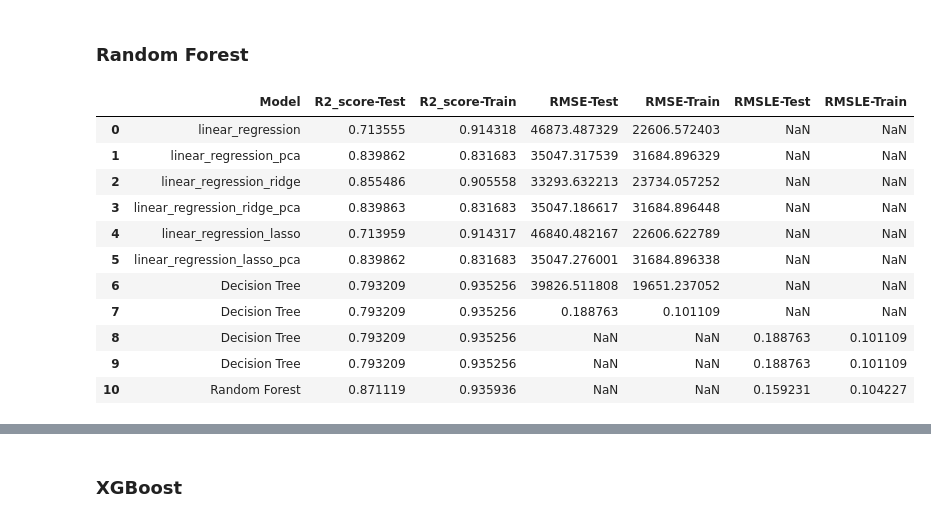
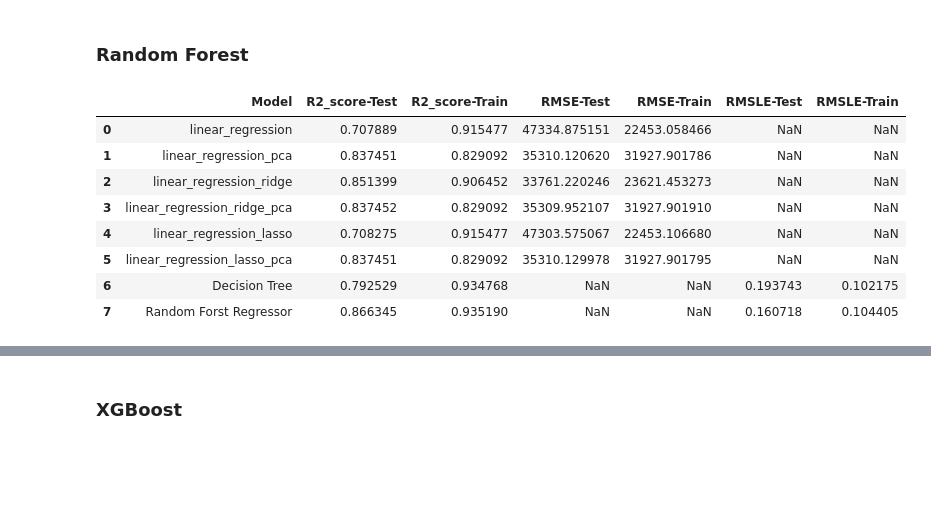
Before and after one commit to Sumanabec/DataScience-AI-ML-2025-Sumana, a Jupyter notebook: Assignment-08-Regression/house-price-prediction.ipynb, the cells around one changed output, grey strips where cells are left out. Saved outputs shown, nothing was run; the diff lists cells and outputs as text; code cells hidden in the pictures; blank space fills up the shorter version.

```diff
--- a/Assignment-08-Regression/house-price-prediction.ipynb
+++ b/Assignment-08-Regression/house-price-prediction.ipynb
@@ -304,7 +317,7 @@ question - if I add new feature derived from existing should it be done after pr
 missing_feature_counts = check_missing_values(house)
 cols_to_drop = missing_feature_counts[missing_feature_counts["null_percentage"] > 40]["Feature"].to_list()
 logger.info(f"Features which contain more than 40% null value: {cols_to_drop}")
-house.drop(cols_to_drop, axis=1, inplace=True)
+#house.drop(cols_to_drop, axis=1, inplace=True)
 
 #hightly corrlated features - ('1stFlrSF', 'TotalBsmtSF'), ('TotRmsAbvGrd', 'GrLivArea'), ('GarageYrBlt', 'YearBuilt'), ('GarageArea', 'GarageCars')
 
@@ -502,6 +524,14 @@ pipeline_pca.get_feature_names_out
 # Baseline model
 # %% [markdown]
 ## Linear Regression
+# %%
+def create_model(preprocessor, model):
+    reggresor = Pipeline(
+    steps=[
+        ('pre', preprocessor),
+        ("lr_lasso_pca", model)
+    ])
+    return reggresor
 # %%
 from sklearn.linear_model import Ridge, Lasso
 
@@ -699,68 +713,57 @@ categorical_onehot_transformer = Pipeline(
     steps=[
         ('imputer', SimpleImputer(strategy='constant', fill_value='NA')),
         ("onehotencoder", OneHotEncoder(drop="first", handle_unknown='ignore', sparse_output=False))
     ]
 )
 
 categorical_ordinal_transformer = Pipeline(
     steps=[
         ('imputer', SimpleImputer(strategy='constant', fill_value='NA')),
         ("ordinal", OrdinalEncoder(handle_unknown='use_encoded_value', unknown_value=-1))
     ]
 )
 
-preprocessor = ColumnTransformer(transformers=[
+rf_preprocessor = ColumnTransformer(transformers=[
     ('num', SimpleImputer(strategy='median'), num_cols),
     ('cat_onehotencode', categorical_onehot_transformer, cat_onehotencode),
-    ('cat_ordinal', categorical_ordinal_transformer, cat_ordinal)
+    ('cat_ordinal', categorical_ordinal_transformer, cat_ordinal),
+    #('pass', SimpleImputer(strategy='median'), pass_cols)
 ])
 
-random_forest_regrssor = Pipeline(
+random_forest_regressor = Pipeline(
     steps=[
-        ("pre", preprocessor),
+        ("pre", rf_preprocessor),
         ("random_forest", RandomForestRegressor(n_estimators=500, max_depth=8, min_samples_split=20, random_state=42))
     ]
 )
 
-model_pipelines = [("Random Forest ", decision_tree_regrssor)]
-
-try:
-    for name, pipe in model_pipelines:
-        pipe.fit(X_train, y_train)
-        y_test_pred = pipe.predict(X_test)
-        y_train_pred = pipe.predict(X_train)
+random_forest_regressor.fit(X_train, y_train)
+y_test_pred = random_forest_regressor.predict(X_test)
+y_train_pred = random_forest_regressor.predict(X_train)
 
 
-        r2_score_test = r2_score(y_test,y_test_pred)
-        r2_score_train = r2_score(y_train, y_train_pred)
+r2_score_test = r2_score(y_test,y_test_pred)
+r2_score_train = r2_score(y_train, y_train_pred)
 
-        rmse_test = root_mean_squared_log_error(y_test,y_test_pred)
-        rmse_train = root_mean_squared_log_error(y_train, y_train_pred)
+rmse_test = root_mean_squared_log_error(y_test,y_test_pred)
+rmse_train = root_mean_squared_log_error(y_train, y_train_pred)
 
-        r2_scores.append({
-                    "Model": name,
-                    "R2_score-Test": r2_score_test,
-                    "R2_score-Train": r2_score_train,
-                    "RMSLE-Test": rmse_test,
-                    "RMSLE-Train": rmse_train
-                    })
-
-except ValueError as err:
-    print(err)
-
-
+r2_scores.append({
+            "Model": "Random Forst Regressor",
+            "R2_score-Test": r2_score_test,
+            "R2_score-Train": r2_score_train,
+            "RMSLE-Test": rmse_test,
+            "RMSLE-Train": rmse_train
+            })
 
 pd.DataFrame(r2_scores)
 # %% [output]
 |  | Model | R2_score-Test | R2_score-Train | RMSE-Test | RMSE-Train | RMSLE-Test | RMSLE-Train |
-| 0 | linear_regression | 0.713555 | 0.914318 | 46873.487329 | 22606.572403 | NaN | NaN |
-| 1 | linear_regression_pca | 0.839862 | 0.831683 | 35047.317539 | 31684.896329 | NaN | NaN |
-| 2 | linear_regression_ridge | 0.855486 | 0.905558 | 33293.632213 | 23734.057252 | NaN | NaN |
-| 3 | linear_regression_ridge_pca | 0.839863 | 0.831683 | 35047.186617 | 31684.896448 | NaN | NaN |
-| 4 | linear_regression_lasso | 0.713959 | 0.914317 | 46840.482167 | 22606.622789 | NaN | NaN |
-| 5 | linear_regression_lasso_pca | 0.839862 | 0.831683 | 35047.276001 | 31684.896338 | NaN | NaN |
-| 6 | Decision Tree | 0.793209 | 0.935256 | 39826.511808 | 19651.237052 | NaN | NaN |
-| 7 | Decision Tree | 0.793209 | 0.935256 | 0.188763 | 0.101109 | NaN | NaN |
-| 8 | Decision Tree | 0.793209 | 0.935256 | NaN | NaN | 0.188763 | 0.101109 |
-| 9 | Decision Tree | 0.793209 | 0.935256 | NaN | NaN | 0.188763 | 0.101109 |
-| 10 | Random Forest | 0.871119 | 0.935936 | NaN | NaN | 0.159231 | 0.104227 |
+| 0 | linear_regression | 0.707889 | 0.915477 | 47334.875151 | 22453.058466 | NaN | NaN |
+| 1 | linear_regression_pca | 0.837451 | 0.829092 | 35310.120620 | 31927.901786 | NaN | NaN |
+| 2 | linear_regression_ridge | 0.851399 | 0.906452 | 33761.220246 | 23621.453273 | NaN | NaN |
+| 3 | linear_regression_ridge_pca | 0.837452 | 0.829092 | 35309.952107 | 31927.901910 | NaN | NaN |
+| 4 | linear_regression_lasso | 0.708275 | 0.915477 | 47303.575067 | 22453.106680 | NaN | NaN |
+| 5 | linear_regression_lasso_pca | 0.837451 | 0.829092 | 35310.129978 | 31927.901795 | NaN | NaN |
+| 6 | Decision Tree | 0.792529 | 0.934768 | NaN | NaN | 0.193743 | 0.102175 |
+| 7 | Random Forst Regressor | 0.866345 | 0.935190 | NaN | NaN | 0.160718 | 0.104405 |
```
Also changed, not shown: parts of 29 cells of this notebook.
